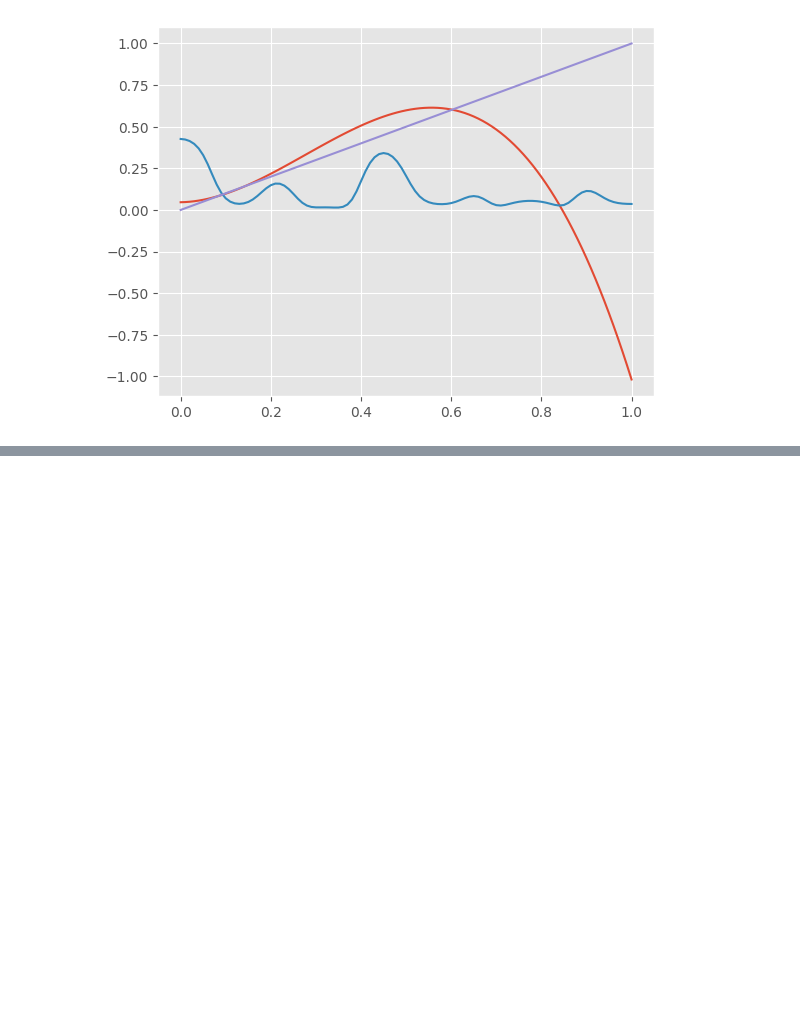
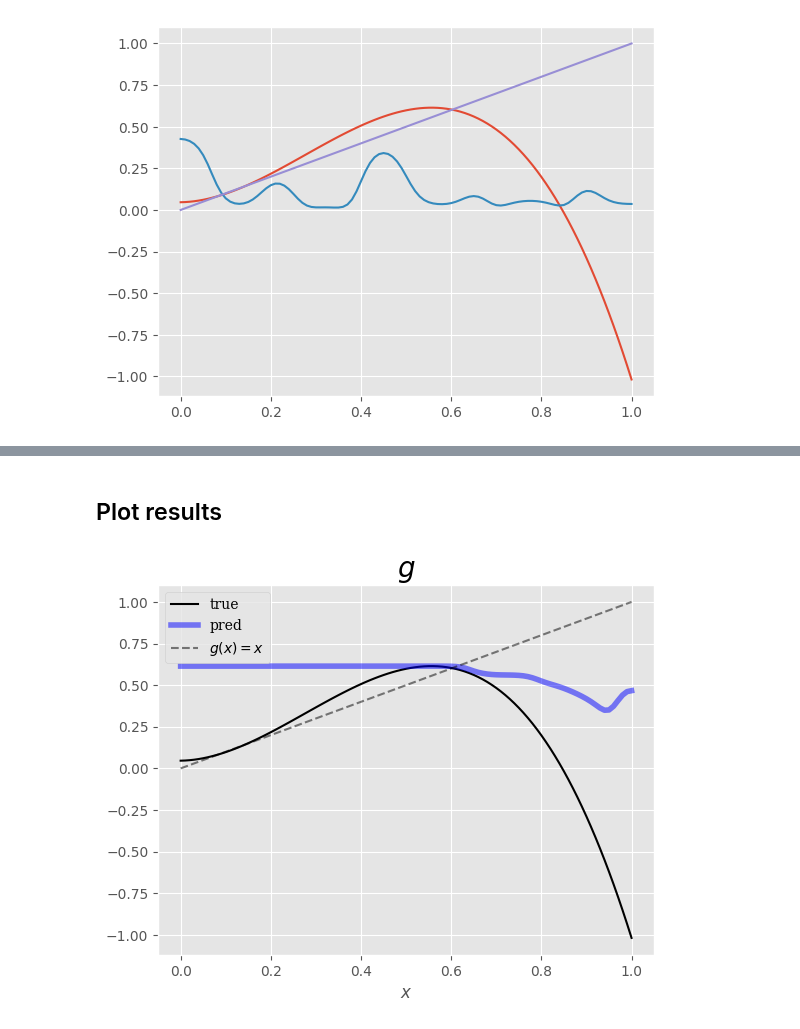
Before and after one commit to MalachiteWind/stable_node_control, a Jupyter notebook: notebooks/smart-learning/learn_g_techniques.ipynb, the cells around one changed output, grey strips where cells are left out. Cells and saved outputs as stored; diff of their text form; code cells hidden in the pictures; blank space fills up the shorter version.

```diff
--- a/notebooks/smart-learning/learn_g_techniques.ipynb
+++ b/notebooks/smart-learning/learn_g_techniques.ipynb
@@ -191,0 +419,20 @@ plt.plot(x_lin,x_lin)
+# %% [markdown]
+## Plot results
+# %%
+g_eval = g.eval()
+
+with torch.no_grad():
+
+    k_torch = torch.tensor(k,dtype=torch.float32).reshape(-1,1)
+    g_pred =torch.cat([g_eval(torch.tensor([[xi]],dtype=torch.float32),k_torch).reshape(-1) for xi in x_lin_torch])
+    # ax1.plot(x_lin_torch, g_pred, label=rf'$\alpha$={alpha}', linestyle='--', alpha=1, lw=3)
+# %%
+plt.title(r"$g$",family='serif',size=20)
+plt.xlabel(r"$x$")
+plt.plot(x_lin, g_true_arr,c='black', label="true")
+plt.plot(x_lin, g_pred,c='blue', alpha = 0.5, lw=4,label="pred")
+plt.plot(x_lin,x_lin,linestyle='--',c='black',alpha=0.5, label=r"$g(x)=x$")
+plt.legend(prop={'family':'serif'})
+plt.show()
+# %% [output]
+[figure, added]
```
Also changed, not shown: parts of 6 cells of this notebook.
